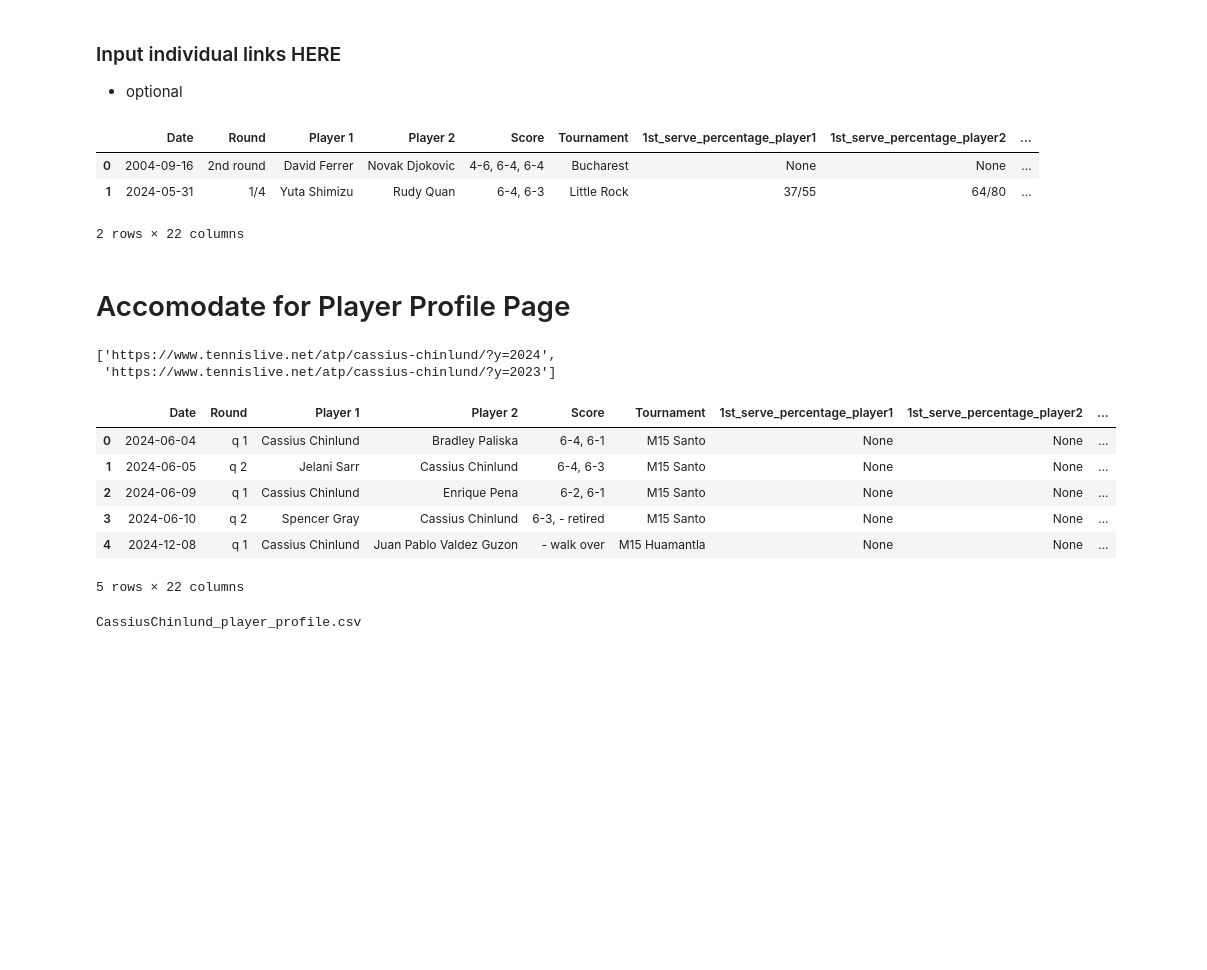
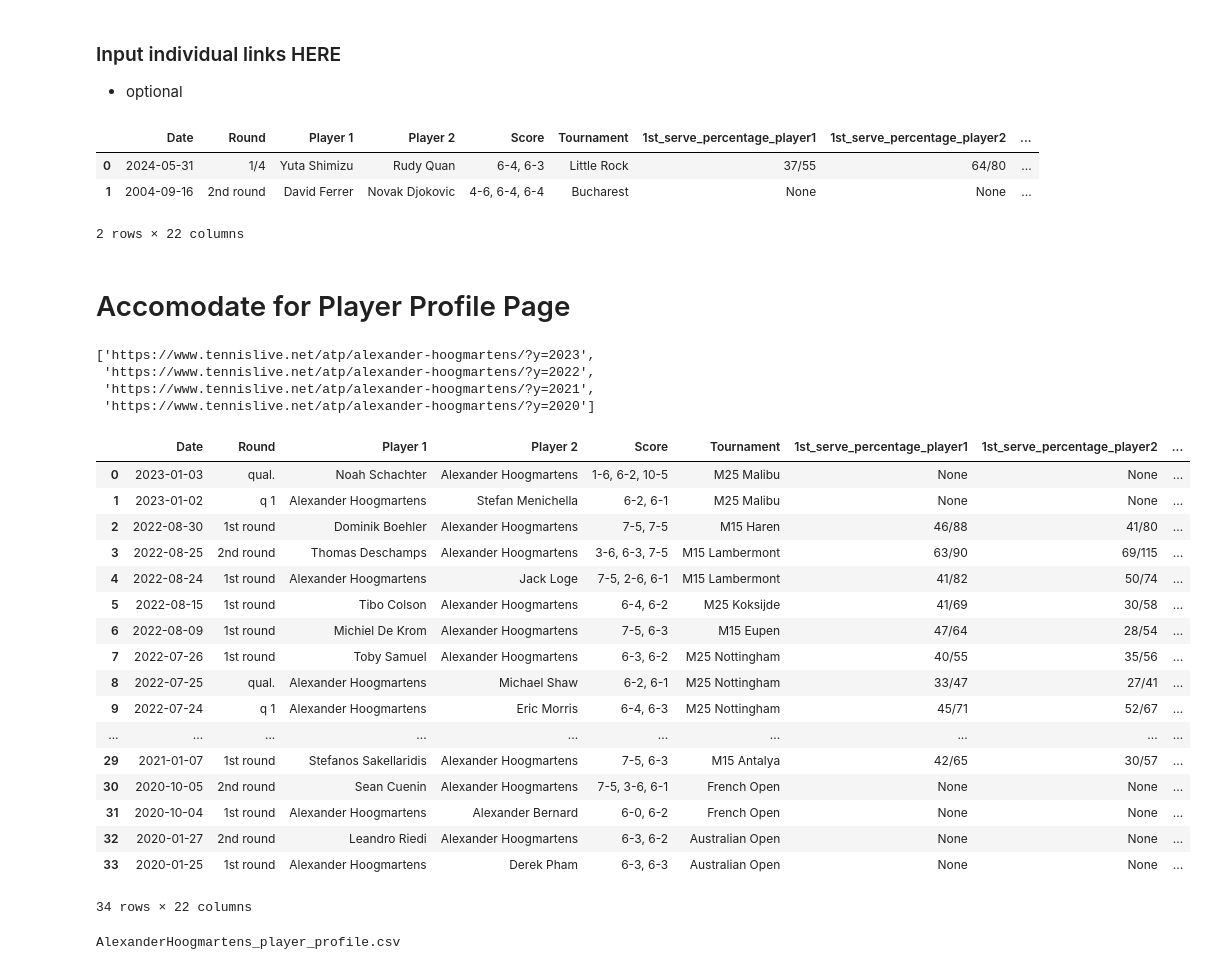
Before and after one commit to cjgimena/Webscraping-Project, a Jupyter notebook: tennislive.net/player_profile.ipynb, the cells around one changed output. Saved outputs shown, nothing was run; the diff lists cells and outputs as text; code cells hidden in the pictures; blank space fills up the shorter version.

```diff
--- a/tennislive.net/player_profile.ipynb
+++ b/tennislive.net/player_profile.ipynb
@@ -19,7 +19,7 @@ import re
 # %% [markdown]
 ### Insert Player Profile Link
 # %%
-url = 'https://www.tennislive.net/atp/cassius-chinlund/'
+url = 'https://www.tennislive.net/atp/alexander-hoogmartens/'
 page = requests.get(url)
 page.status_code
 # %% [output]
@@ -126,7 +126,7 @@ def extract_match_data(urls):
     # Sort DataFrame by Date in descending order
     if not df.empty:
         df['Date'] = pd.to_datetime(df['Date'], format='%d.%m.%y')
-        df = df.sort_values(by='Date', ascending=True).reset_index(drop=True)
+        df = df.sort_values(by='Date', ascending=False).reset_index(drop=True)
 
     return df
 # %% [markdown]
@@ -138,8 +138,8 @@ urls = ['https://www.tennislive.net/atp/match/david-ferrer-VS-novak-djokovic/ope
 extract_match_data(urls)
 # %% [output]
 |  | Date | Round | Player 1 | Player 2 | Score | Tournament | 1st_serve_percentage_player1 | 1st_serve_percentage_player2 | ... |
-| 0 | 2004-09-16 | 2nd round | David Ferrer | Novak Djokovic | 4-6, 6-4, 6-4 | Bucharest | None | None | ... |
-| 1 | 2024-05-31 | 1/4 | Yuta Shimizu | Rudy Quan | 6-4, 6-3 | Little Rock | 37/55 | 64/80 | ... |
+| 0 | 2024-05-31 | 1/4 | Yuta Shimizu | Rudy Quan | 6-4, 6-3 | Little Rock | 37/55 | 64/80 | ... |
+| 1 | 2004-09-16 | 2nd round | David Ferrer | Novak Djokovic | 4-6, 6-4, 6-4 | Bucharest | None | None | ... |
 2 rows × 22 columns
 # %% [markdown]
 # Accomodate for Player Profile Page
@@ -163,8 +163,10 @@ def complete_profile(url):
 # %%
 complete_profile(url)
 # %% [output]
-['https://www.tennislive.net/atp/cassius-chinlund/?y=2024',
- 'https://www.tennislive.net/atp/cassius-chinlund/?y=2023']
+['https://www.tennislive.net/atp/alexander-hoogmartens/?y=2023',
+ 'https://www.tennislive.net/atp/alexander-hoogmartens/?y=2022',
+ 'https://www.tennislive.net/atp/alexander-hoogmartens/?y=2021',
+ 'https://www.tennislive.net/atp/alexander-hoogmartens/?y=2020']
 # %%
 def player_profile(urls):
 
@@ -193,15 +195,26 @@ def player_profile(urls):
 urls = complete_profile(url)
 df = player_profile(urls)
 # %%
-df.head()
+df
 # %% [output]
 |  | Date | Round | Player 1 | Player 2 | Score | Tournament | 1st_serve_percentage_player1 | 1st_serve_percentage_player2 | ... |
-| 0 | 2024-06-04 | q 1 | Cassius Chinlund | Bradley Paliska | 6-4, 6-1 | M15 Santo | None | None | ... |
-| 1 | 2024-06-05 | q 2 | Jelani Sarr | Cassius Chinlund | 6-4, 6-3 | M15 Santo | None | None | ... |
-| 2 | 2024-06-09 | q 1 | Cassius Chinlund | Enrique Pena | 6-2, 6-1 | M15 Santo | None | None | ... |
-| 3 | 2024-06-10 | q 2 | Spencer Gray | Cassius Chinlund | 6-3, - retired | M15 Santo | None | None | ... |
-| 4 | 2024-12-08 | q 1 | Cassius Chinlund | Juan Pablo Valdez Guzon | - walk over | M15 Huamantla | None | None | ... |
+| 0 | 2023-01-03 | qual. | Noah Schachter | Alexander Hoogmartens | 1-6, 6-2, 10-5 | M25 Malibu | None | None | ... |
+| 1 | 2023-01-02 | q 1 | Alexander Hoogmartens | Stefan Menichella | 6-2, 6-1 | M25 Malibu | None | None | ... |
+| 2 | 2022-08-30 | 1st round | Dominik Boehler | Alexander Hoogmartens | 7-5, 7-5 | M15 Haren | 46/88 | 41/80 | ... |
+| 3 | 2022-08-25 | 2nd round | Thomas Deschamps | Alexander Hoogmartens | 3-6, 6-3, 7-5 | M15 Lambermont | 63/90 | 69/115 | ... |
+| 4 | 2022-08-24 | 1st round | Alexander Hoogmartens | Jack Loge | 7-5, 2-6, 6-1 | M15 Lambermont | 41/82 | 50/74 | ... |
+| 5 | 2022-08-15 | 1st round | Tibo Colson | Alexander Hoogmartens | 6-4, 6-2 | M25 Koksijde | 41/69 | 30/58 | ... |
+| 6 | 2022-08-09 | 1st round | Michiel De Krom | Alexander Hoogmartens | 7-5, 6-3 | M15 Eupen | 47/64 | 28/54 | ... |
+| 7 | 2022-07-26 | 1st round | Toby Samuel | Alexander Hoogmartens | 6-3, 6-2 | M25 Nottingham | 40/55 | 35/56 | ... |
+| 8 | 2022-07-25 | qual. | Alexander Hoogmartens | Michael Shaw | 6-2, 6-1 | M25 Nottingham | 33/47 | 27/41 | ... |
+| 9 | 2022-07-24 | q 1 | Alexander Hoogmartens | Eric Morris | 6-4, 6-3 | M25 Nottingham | 45/71 | 52/67 | ... |
+| ... | ... | ... | ... | ... | ... | ... | ... | ... | ... |
+| 29 | 2021-01-07 | 1st round | Stefanos Sakellaridis | Alexander Hoogmartens | 7-5, 6-3 | M15 Antalya | 42/65 | 30/57 | ... |
+| 30 | 2020-10-05 | 2nd round | Sean Cuenin | Alexander Hoogmartens | 7-5, 3-6, 6-1 | French Open | None | None | ... |
+| 31 | 2020-10-04 | 1st round | Alexander Hoogmartens | Alexander Bernard | 6-0, 6-2 | French Open | None | None | ... |
+| 32 | 2020-01-27 | 2nd round | Leandro Riedi | Alexander Hoogmartens | 6-3, 6-2 | Australian Open | None | None | ... |
+| 33 | 2020-01-25 | 1st round | Alexander Hoogmartens | Derek Pham | 6-3, 6-3 | Australian Open | None | None | ... |
-5 rows × 22 columns
+34 rows × 22 columns
 # %%
 page = requests.get(url)
 soup = BeautifulSoup(page.text, 'html')
@@ -212,4 +225,4 @@ player_name_nospace = player_info.find('a').text.strip().replace(' ', '')
 df.to_csv(f'{player_name_nospace}_player_profile.csv', index=False)
 print(f'{player_name_nospace}_player_profile.csv')
 # %% [output]
-CassiusChinlund_player_profile.csv
+AlexanderHoogmartens_player_profile.csv
```
Also changed, not shown: 5 other files.
